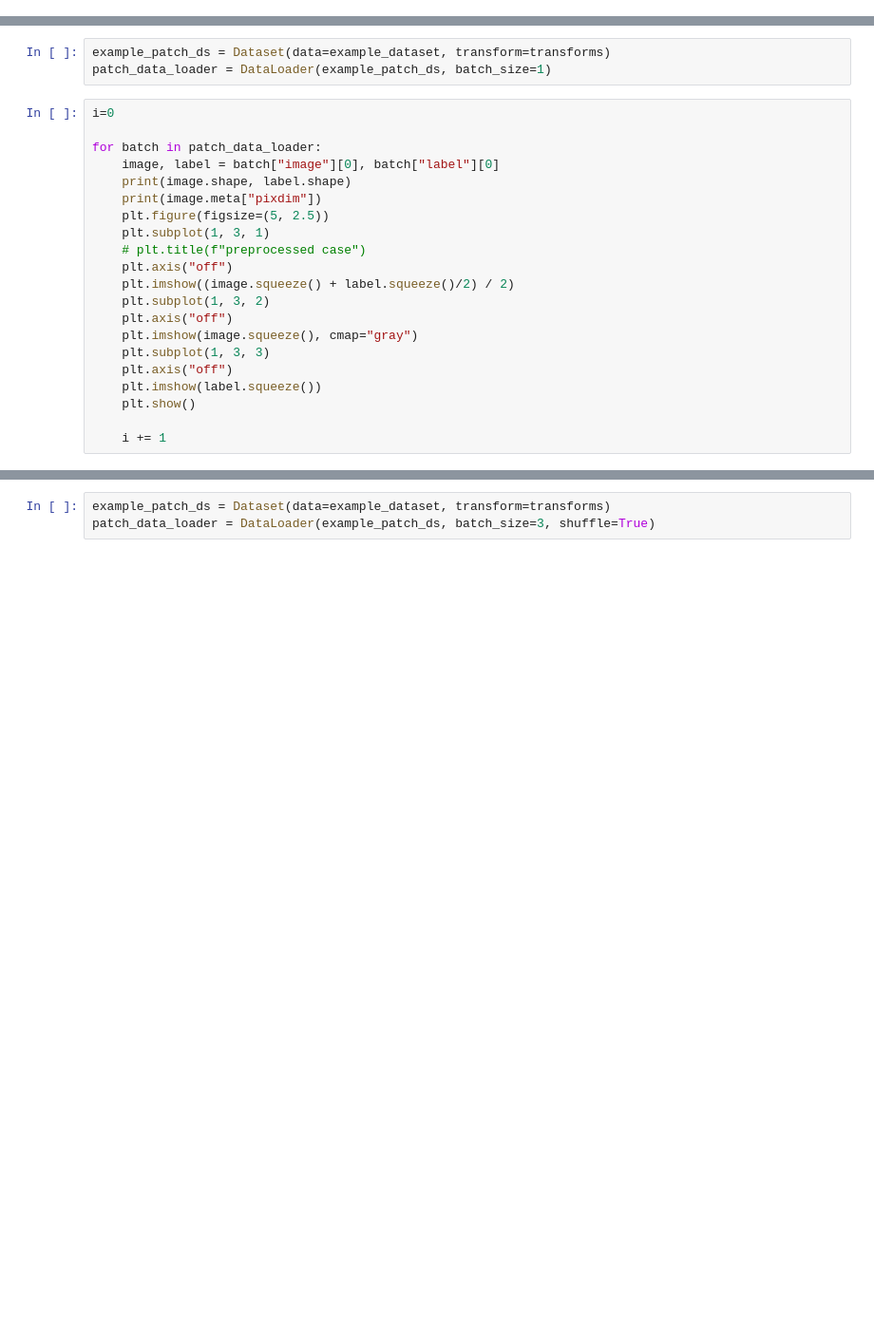
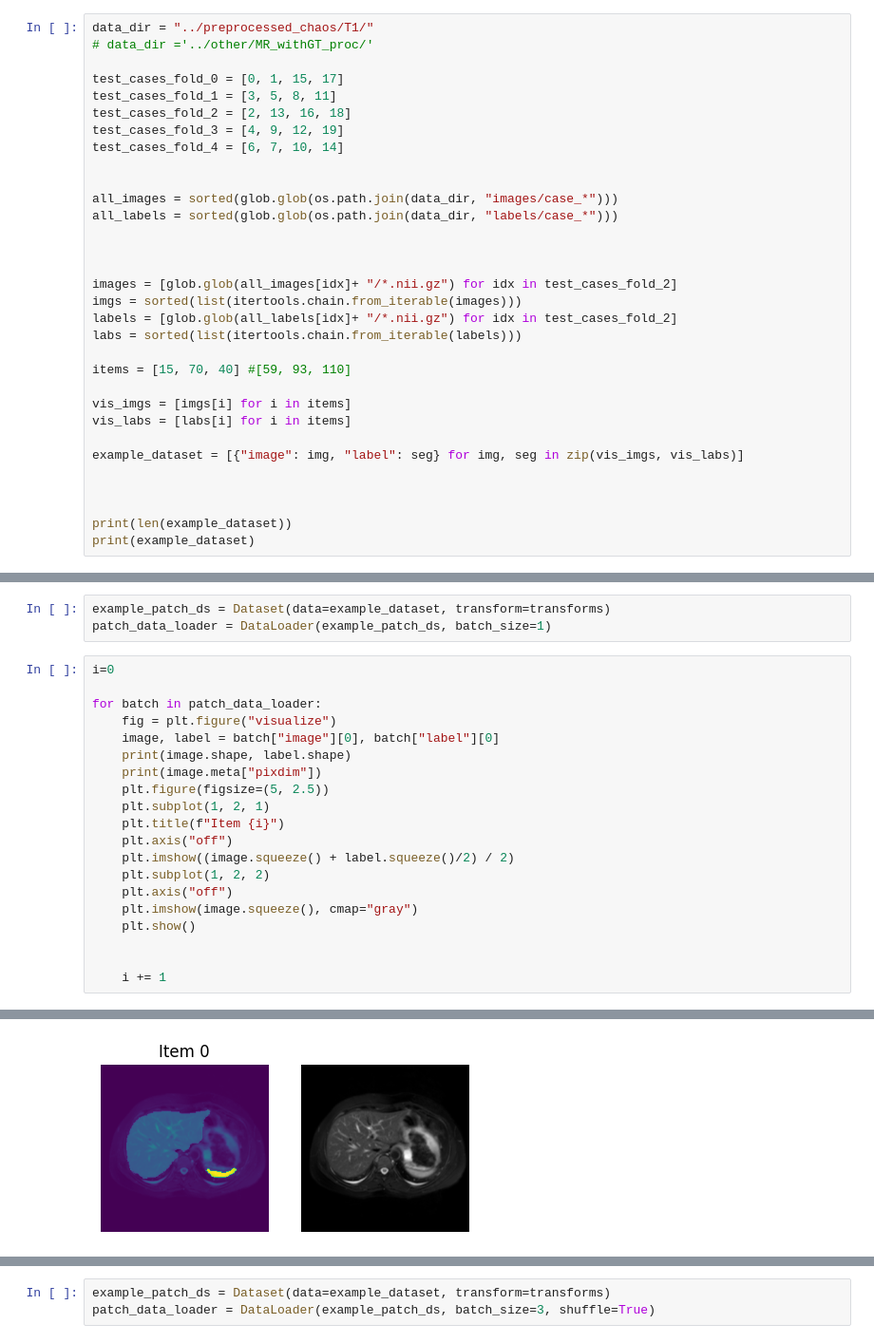
Before and after one commit to Trustworthy-AI-UU-NKI/Cross-Modal-Segmentation, a Jupyter notebook: data/exploratory_notebooks/check_data.ipynb, the cells around one changed output, grey strips where cells are left out. Shown at 95% size. Cells and saved outputs as stored; diff of their text form; blank space fills up the shorter version.

```diff
--- a/data/exploratory_notebooks/check_data.ipynb
+++ b/data/exploratory_notebooks/check_data.ipynb
@@ -23,0 +21,32 @@ print(example_dataset[0])
+# %%
+data_dir = "../preprocessed_chaos/T1/"
+# data_dir ='../other/MR_withGT_proc/'
+
+test_cases_fold_0 = [0, 1, 15, 17]
+test_cases_fold_1 = [3, 5, 8, 11]
+test_cases_fold_2 = [2, 13, 16, 18]
+test_cases_fold_3 = [4, 9, 12, 19]
+test_cases_fold_4 = [6, 7, 10, 14]
+
+
+all_images = sorted(glob.glob(os.path.join(data_dir, "images/case_*")))
+all_labels = sorted(glob.glob(os.path.join(data_dir, "labels/case_*")))
+
+
+
+images = [glob.glob(all_images[idx]+ "/*.nii.gz") for idx in test_cases_fold_2]
+imgs = sorted(list(itertools.chain.from_iterable(images)))
+labels = [glob.glob(all_labels[idx]+ "/*.nii.gz") for idx in test_cases_fold_2]
+labs = sorted(list(itertools.chain.from_iterable(labels)))
+
+items = [15, 70, 40] #[59, 93, 110]
+
+vis_imgs = [imgs[i] for i in items]
+vis_labs = [labs[i] for i in items]
+
+example_dataset = [{"image": img, "label": seg} for img, seg in zip(vis_imgs, vis_labs)]
+
+
+
+print(len(example_dataset))
+print(example_dataset)
@@ -33,20 +67,20 @@ patch_data_loader = DataLoader(example_patch_ds, batch_size=1)
 i=0
 
 for batch in patch_data_loader:
+    fig = plt.figure("visualize")
     image, label = batch["image"][0], batch["label"][0]
     print(image.shape, label.shape)
     print(image.meta["pixdim"])
     plt.figure(figsize=(5, 2.5))
-    plt.subplot(1, 3, 1)
-    # plt.title(f"preprocessed case")
+    plt.subplot(1, 2, 1)
+    plt.title(f"Item {i}")
     plt.axis("off")
     plt.imshow((image.squeeze() + label.squeeze()/2) / 2)
-    plt.subplot(1, 3, 2)
+    plt.subplot(1, 2, 2)
     plt.axis("off")
     plt.imshow(image.squeeze(), cmap="gray")
-    plt.subplot(1, 3, 3)
-    plt.axis("off")
-    plt.imshow(label.squeeze())
     plt.show()
 
+
     i += 1
+# %% [output]
@@ -52,0 +90 @@ for batch in patch_data_loader:
+[figure, added]
```
Also changed, not shown: parts of 8 cells of this notebook, 46 other files.
